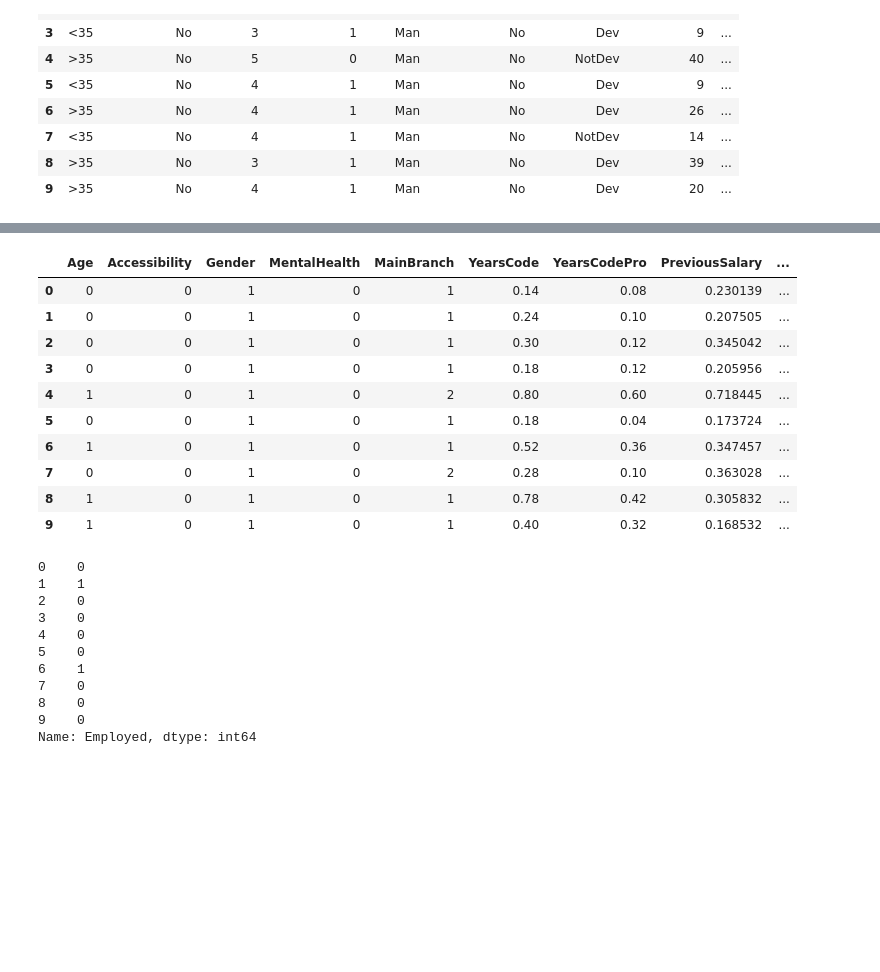
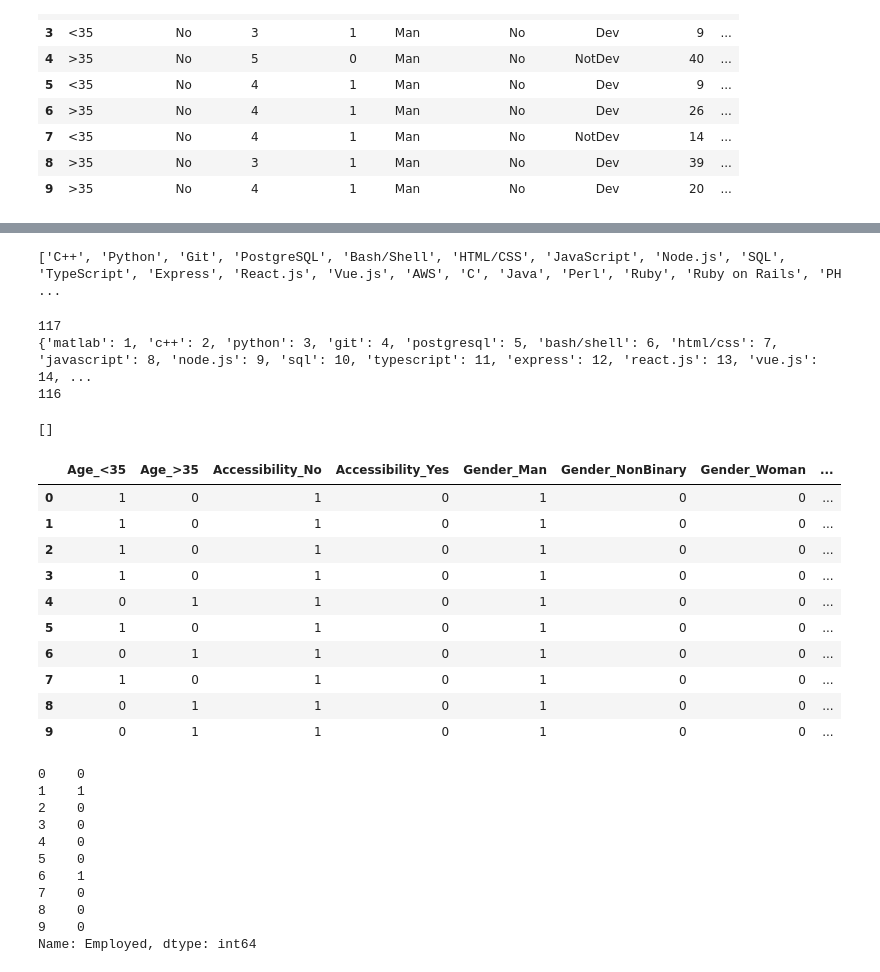
Before and after one commit to abayup14/CapstoneBangkit, a Jupyter notebook: Machine Learning/new_model/preprocess_2.ipynb, the cells around one changed output, grey strips where cells are left out. Saved outputs shown, nothing was run; the diff lists cells and outputs as text; code cells hidden in the pictures; blank space fills up the shorter version.

Commit message:
Update Ubah Model Preprocessing data

```diff
--- a/Machine Learning/new_model/preprocess_2.ipynb
+++ b/Machine Learning/new_model/preprocess_2.ipynb
@@ -48,4 +100,4 @@ df_feature_x.head(10)
 # %%
-df_feature_x["Gender"].replace({"Man": 1, "Woman": 2, "NonBinary": 3}, inplace=True)
+#df_feature_x["MainBranch"].replace({"Dev": 1, "NotDev": 2}, inplace=True)
 df_feature_x.head(10)
 # %% [output]
@@ -63,3 +114,0 @@ df_feature_x.head(10)
-# %%
-df_feature_x["Accessibility"].replace({"Yes": 1, "No": 0}, inplace=True)
-df_feature_x.head(10)
@@ -78,3 +114,0 @@ df_feature_x.head(10)
-# %%
-df_feature_x["MentalHealth"].replace({"Yes": 1, "No": 0}, inplace=True)
-df_feature_x.head(10)
@@ -93,3 +114,0 @@ df_feature_x.head(10)
-# %%
-df_feature_x["MainBranch"].replace({"Dev": 1, "NotDev": 2}, inplace=True)
-df_feature_x.head(10)
@@ -163,19 +180,50 @@ df_feature_x.head()
+# %%
+unique_value = []
+for i in range(len(have_worked_with)):
+    data = have_worked_with.iloc[i].values
+    inside = str(data[0])
+    split_data = inside.split(";")
+    for dt in split_data:
+        if dt not in unique_value:
+            unique_value.append(dt)
+print(unique_value)
+# %% [output]
+['C++', 'Python', 'Git', 'PostgreSQL', 'Bash/Shell', 'HTML/CSS', 'JavaScript', 'Node.js', 'SQL', 'TypeScript', 'Express', 'React.js', 'Vue.js', 'AWS', 'C', 'Java', 'Perl', 'Ruby', 'Ruby on Rails', 'PH ...
+# %%
+import tensorflow as tf
+array_feature = np.array(unique_value)
+print(len(array_feature))
+filters_ = '!"$%&()*,:;<=>?@[\\]^_`{|}~\t\n'
+tokenizer = tf.keras.preprocessing.text.Tokenizer(num_words=len(array_feature) + 1, split=",", filters=filters_)
+tokenizer.fit_on_texts(array_feature)
+word_index = tokenizer.word_index
+print(word_index)
+print(len(word_index))
+# %% [output]
+117
+{'matlab': 1, 'c++': 2, 'python': 3, 'git': 4, 'postgresql': 5, 'bash/shell': 6, 'html/css': 7, 'javascript': 8, 'node.js': 9, 'sql': 10, 'typescript': 11, 'express': 12, 'react.js': 13, 'vue.js': 14, ...
+116
+# %%
+not_in_dict = [skill.lower() for skill in unique_value if skill.lower() not in word_index.keys()]
+print(not_in_dict)
+# %% [output]
+[]
 # %%
-col_to_use = ["Age", "Accessibility", "Gender", "MentalHealth", "MainBranch", "YearsCode", "YearsCodePro", "PreviousSalary", "ComputerSkills"]
+col_to_use = ["Age_<35", "Age_>35", "Accessibility_No", "Accessibility_Yes", "Gender_Man", "Gender_NonBinary", "Gender_Woman","MainBranch_Dev", "MainBranch_NotDev", "MentalHealth_No", "MentalHealth_Yes", "EdLevel", "Employment", "YearsCode", "YearsCodePro", "PreviousSalary", "ComputerSkills"]
 new_df_x = df_feature_x[col_to_use]
 new_df_x.head(10)
 # %% [output]
-|  | Age | Accessibility | Gender | MentalHealth | MainBranch | YearsCode | YearsCodePro | PreviousSalary | ... |
-| 0 | 0 | 0 | 1 | 0 | 1 | 0.14 | 0.08 | 0.230139 | ... |
-| 1 | 0 | 0 | 1 | 0 | 1 | 0.24 | 0.10 | 0.207505 | ... |
-| 2 | 0 | 0 | 1 | 0 | 1 | 0.30 | 0.12 | 0.345042 | ... |
-| 3 | 0 | 0 | 1 | 0 | 1 | 0.18 | 0.12 | 0.205956 | ... |
-| 4 | 1 | 0 | 1 | 0 | 2 | 0.80 | 0.60 | 0.718445 | ... |
-| 5 | 0 | 0 | 1 | 0 | 1 | 0.18 | 0.04 | 0.173724 | ... |
-| 6 | 1 | 0 | 1 | 0 | 1 | 0.52 | 0.36 | 0.347457 | ... |
-| 7 | 0 | 0 | 1 | 0 | 2 | 0.28 | 0.10 | 0.363028 | ... |
-| 8 | 1 | 0 | 1 | 0 | 1 | 0.78 | 0.42 | 0.305832 | ... |
-| 9 | 1 | 0 | 1 | 0 | 1 | 0.40 | 0.32 | 0.168532 | ... |
+|  | Age_<35 | Age_>35 | Accessibility_No | Accessibility_Yes | Gender_Man | Gender_NonBinary | Gender_Woman | ... |
+| 0 | 1 | 0 | 1 | 0 | 1 | 0 | 0 | ... |
+| 1 | 1 | 0 | 1 | 0 | 1 | 0 | 0 | ... |
+| 2 | 1 | 0 | 1 | 0 | 1 | 0 | 0 | ... |
+| 3 | 1 | 0 | 1 | 0 | 1 | 0 | 0 | ... |
+| 4 | 0 | 1 | 1 | 0 | 1 | 0 | 0 | ... |
+| 5 | 1 | 0 | 1 | 0 | 1 | 0 | 0 | ... |
+| 6 | 0 | 1 | 1 | 0 | 1 | 0 | 0 | ... |
+| 7 | 1 | 0 | 1 | 0 | 1 | 0 | 0 | ... |
+| 8 | 0 | 1 | 1 | 0 | 1 | 0 | 0 | ... |
+| 9 | 0 | 1 | 1 | 0 | 1 | 0 | 0 | ... |
 # %%
 new_df_y = df_feature_x["Employed"]
 new_df_y.head(10)
```
Also changed, not shown: parts of 15 cells of this notebook.
